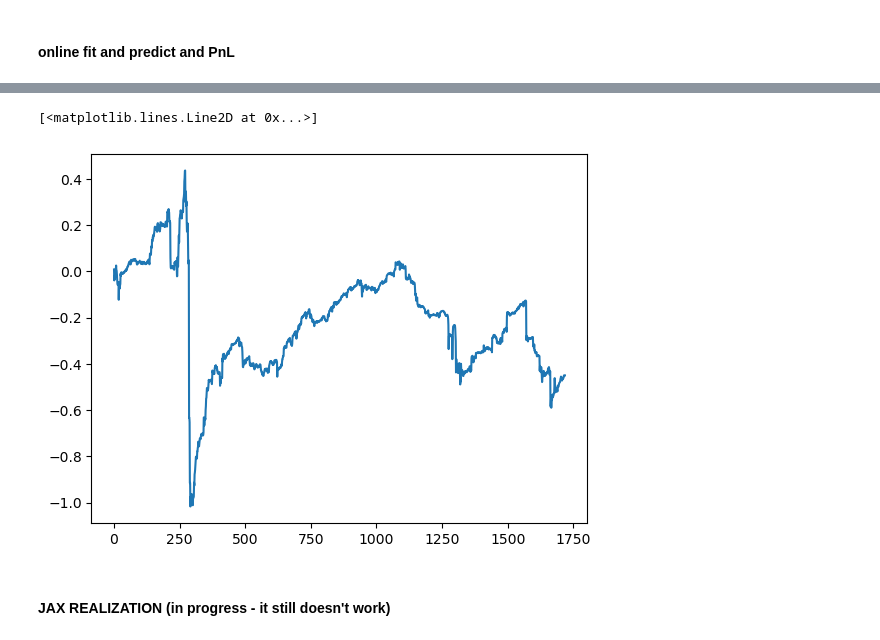
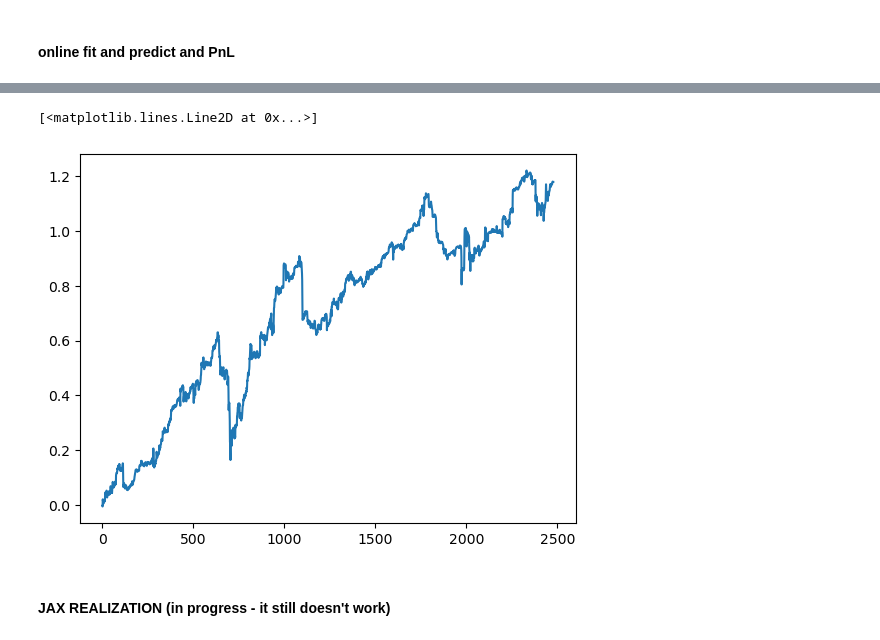
Before and after one commit to dmtrpolovnikov/ML_course, a Jupyter notebook: task_07_polovnikov.ipynb, the cells around one changed output, grey strips where cells are left out. Drawn from its saved outputs; the diff is of its cells as text; code cells hidden in the pictures.

```diff
--- a/task_07_polovnikov.ipynb
+++ b/task_07_polovnikov.ipynb
@@ -18,10 +18,10 @@ random_state = sum(map(ord,full_name))
 # %%
 MLDATA_PATH = 'moex_top.csv'
 mldata = pd.read_csv(MLDATA_PATH,index_col=0)
-mldata = mldata.fillna(mldata.mean())
-mldata = mldata.pct_change()
+mldata = mldata.ffill()
+mldata = mldata.pct_change().shift(-1)
 mldata = mldata.dropna()
-# mldata.index = pd.to_datetime(mldata.index)
+mldata.index = pd.to_datetime(mldata.index)
 # %%
 DEVICE = 'cpu'
 # %%
@@ -90,15 +85,18 @@ plt.plot(losses[5000:])
 # %% [markdown]
 #### online fit and predict and PnL
 # %%
-window = 45
+%%time
+window = 40
 
 model = AutoEncoder(universe_size, [32,8], nn.Tanh).to(DEVICE)
 loss_func = nn.MSELoss()
 optimizer = torch.optim.Adam(model.parameters(), lr=1e-2)
 pnl=np.zeros(mldata.shape[0]-window)
 
-for report_day in range(window, mldata.shape[0]-2):
+for report_day in range(window, mldata.shape[0]-3):
     m_tensor = torch.tensor((mldata.iloc[report_day-window:report_day]).values, dtype=torch.float32).to(DEVICE)
+    if report_day % 100 == 0:
+        print(f'dates : {mldata.index[report_day-window], mldata.index[report_day]}')
 
     fit_nn(10, m_tensor)
     next_day = torch.tensor((mldata.iloc[report_day+1]).values,dtype=torch.float32).to(DEVICE)
@@ -112,10 +128,9 @@ for report_day in range(window, mldata.shape[0]-2):
-# %%
-pnl[np.argwhere(abs(pnl > 0.1))] = 0
 # %%
-plt.plot(pnl.cumsum())
+a = np.where(abs(pnl)>0.1, 0, pnl)
+plt.plot(a.cumsum())
 # %% [output]
 [<matplotlib.lines.Line2D at 0x...>]
-[figure, old version]
+[figure, new version]
 # %% [markdown]
 #### JAX REALIZATION (in progress - it still doesn't work)
 # %%
```
Also changed, not shown: parts of 2 cells of this notebook.
